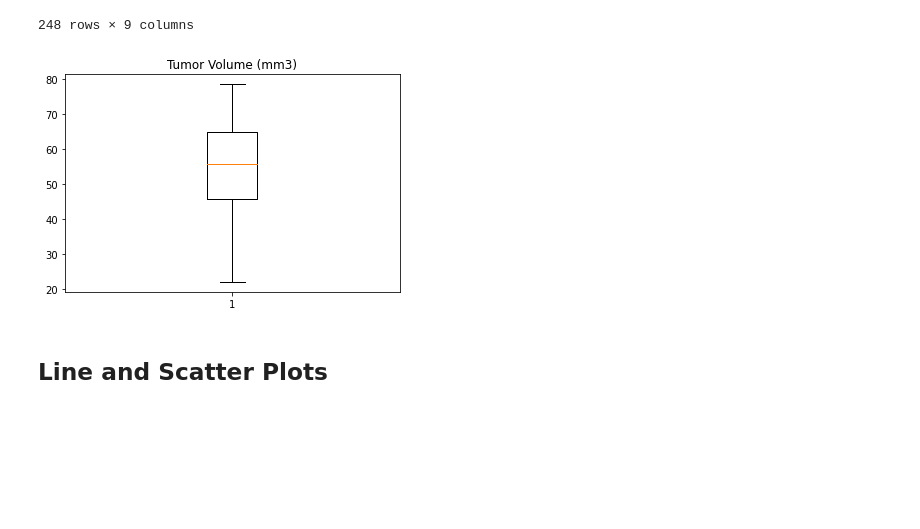
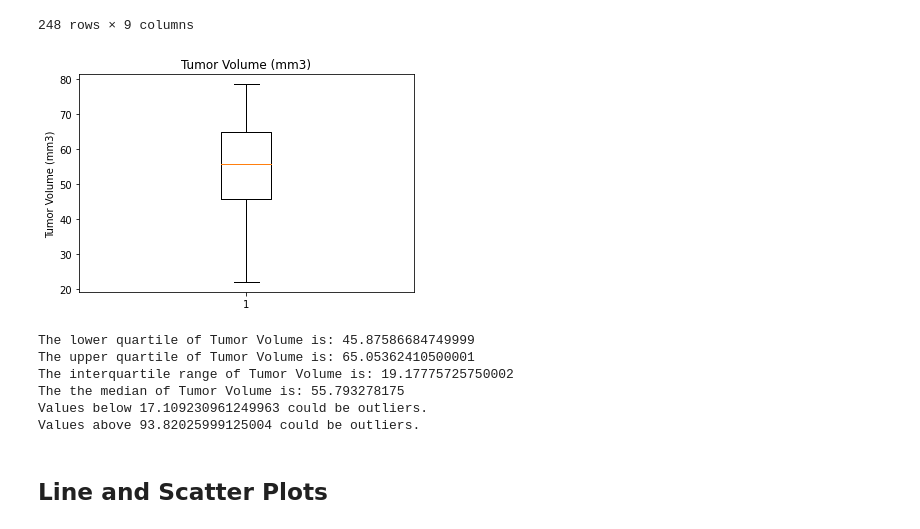
Before and after one commit to jayjackson22/Matplotlib-challenge, a Jupyter notebook: pymaceuticals_starter.ipynb, the cells around one changed output. Saved outputs shown, nothing was run; the diff lists cells and outputs as text; code cells hidden in the pictures; blank space fills up the shorter version.

```diff
--- a/pymaceuticals_starter.ipynb
+++ b/pymaceuticals_starter.ipynb
@@ -208,39 +223,55 @@ volume_at_last
 # %%
 # Put treatments into a list for for loop (and later for plot labels)
 labels = clean_df['Drug Regimen'].unique()
-labels
+
 
 # Create empty list to fill with tumor vol data (for plotting)
 tumor_vol = []
 
+#Get all tumor volumes to a list
 for ea in volume_at_last["Tumor Volume (mm3)"]:
     tumor_vol.append(ea)
 
 # Calculate the IQR and quantitatively determine if there are any potential outliers.
 tumor_vol.sort()
-# tumor_vol = pd.DataFrame({'Volumes': tumor_vol})
 
 fig1, ax1 = plt.subplots()
 ax1.set_title("Tumor Volume (mm3)")
 ax1.boxplot(tumor_vol)
+ax1.set_ylabel('Tumor Volume (mm3)')
 plt.show()
 
 
-# quartiles = tumor_vol.quantile([.25,.5,.75])
-# lowerq = quartiles[0.25]
-# upperq = quartiles[0.75]
-# iqr = upperq-lowerq
+quartiles = pd.DataFrame(tumor_vol).quantile([.25,.5,.75])
+lowerq = quartiles[0][0.25]
+upperq = quartiles[0][0.75]
+iqr = upperq-lowerq
 
 
     # Locate the rows which contain mice on each drug and get the tumor volumes
 
 
     # add subset
-
+ax1.boxplot(tumor_vol)
 
     # Determine outliers using upper and lower bounds
+print(f"The lower quartile of Tumor Volume is: {lowerq}")
+print(f"The upper quartile of Tumor Volume is: {upperq}")
+print(f"The interquartile range of Tumor Volume is: {iqr}")
+print(f"The the median of Tumor Volume is: {quartiles[0][0.5]} ")
+
+lower_bound = lowerq - (1.5*iqr)
+upper_bound = upperq + (1.5*iqr)
+print(f"Values below {lower_bound} could be outliers.")
+print(f"Values above {upper_bound} could be outliers.")
 # %% [output]
-[figure, old version]
+[figure, new version]
+The lower quartile of Tumor Volume is: 45.87586684749999
+The upper quartile of Tumor Volume is: 65.05362410500001
+The interquartile range of Tumor Volume is: 19.17775725750002
+The the median of Tumor Volume is: 55.793278175
+Values below 17.109230961249963 could be outliers.
+Values above 93.82025999125004 could be outliers.
 # %%
 # Generate a box plot of the final tumor volume of each mouse across four regimens of interest
 # %% [markdown]
```
Also changed, not shown: parts of 8 cells of this notebook.
